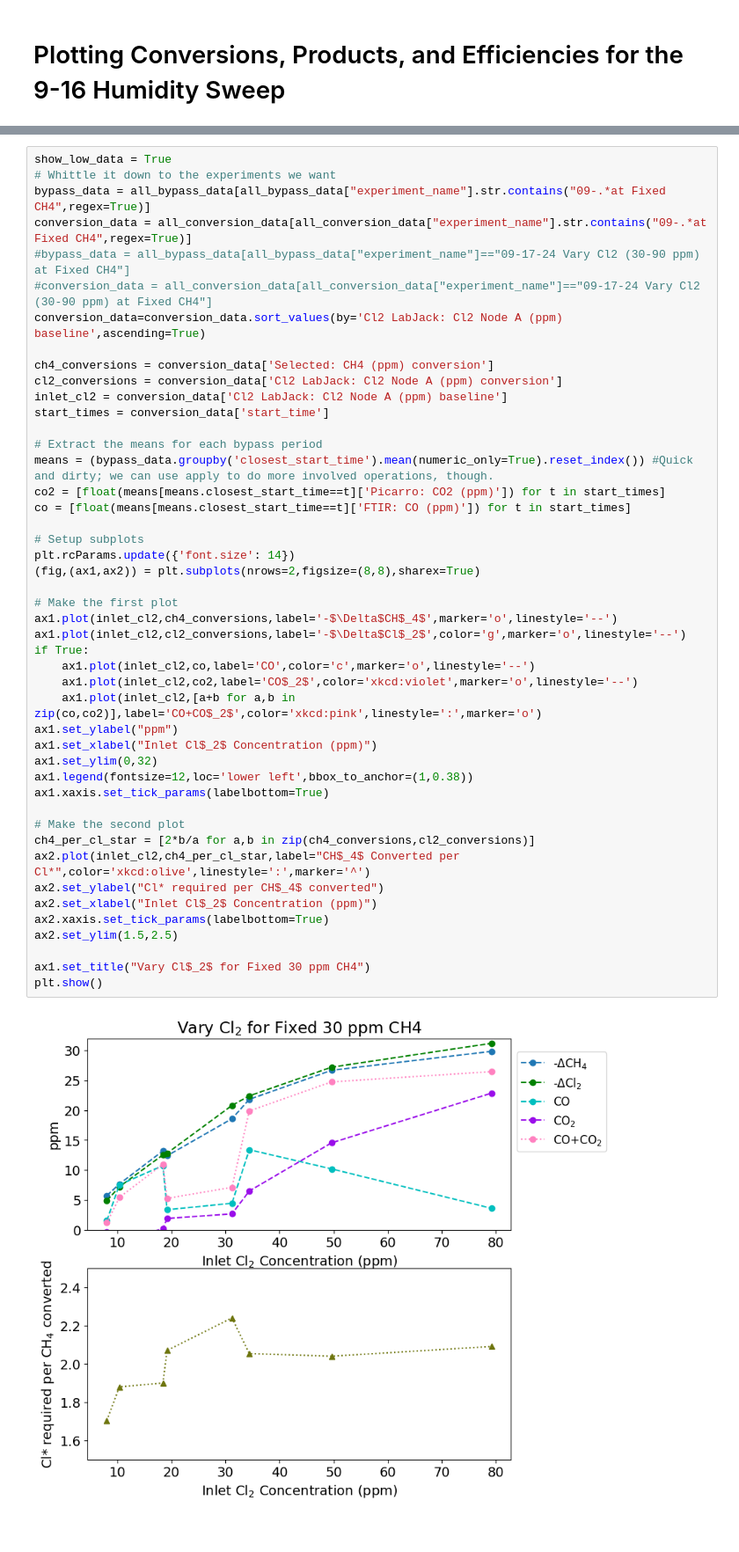
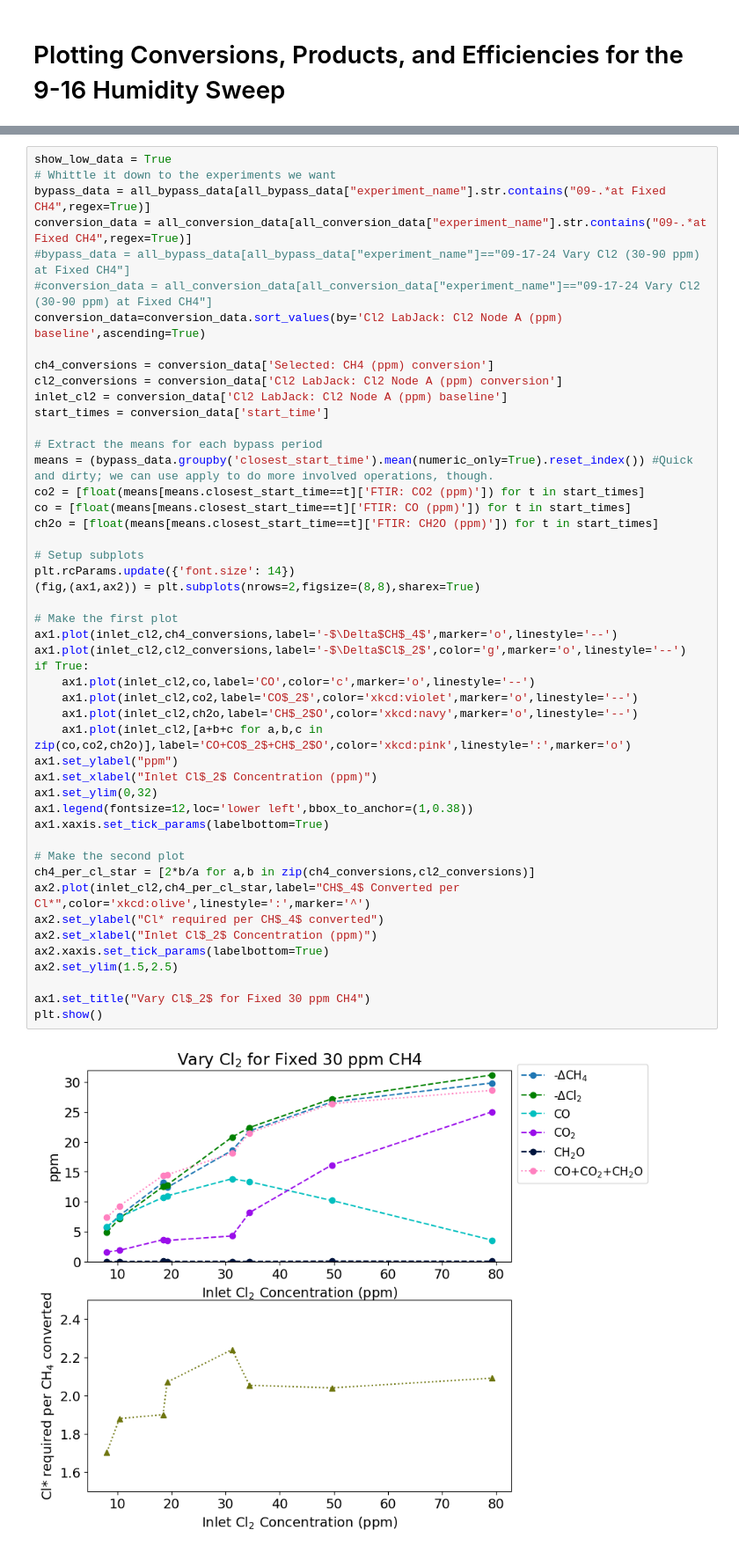
Before and after one commit to richardsrandall/Fall-2024-Cl2, a Jupyter notebook: 09-16 Initial Cl2 Campaign/09-24_plot_cl2_data.ipynb, the cells around one changed output, grey strips where cells are left out. Shown at 88% size. Saved outputs shown, nothing was run; the diff lists cells and outputs as text.

```diff
--- a/09-16 Initial Cl2 Campaign/09-24_plot_cl2_data.ipynb
+++ b/09-16 Initial Cl2 Campaign/09-24_plot_cl2_data.ipynb
@@ -72,38 +74,40 @@ start_times = conversion_data['start_time']
 
 # Extract the means for each bypass period
 means = (bypass_data.groupby('closest_start_time').mean(numeric_only=True).reset_index()) #Quick and dirty; we can use apply to do more involved operations, though.
-co2 = [float(means[means.closest_start_time==t]['Picarro: CO2 (ppm)']) for t in start_times]
+co2 = [float(means[means.closest_start_time==t]['FTIR: CO2 (ppm)']) for t in start_times]
 co = [float(means[means.closest_start_time==t]['FTIR: CO (ppm)']) for t in start_times]
+ch2o = [float(means[means.closest_start_time==t]['FTIR: CH2O (ppm)']) for t in start_times]
 
 # Setup subplots
 plt.rcParams.update({'font.size': 14})
 (fig,(ax1,ax2)) = plt.subplots(nrows=2,figsize=(8,8),sharex=True)
 
 # Make the first plot
 ax1.plot(inlet_cl2,ch4_conversions,label='-$\Delta$CH$_4$',marker='o',linestyle='--')
 ax1.plot(inlet_cl2,cl2_conversions,label='-$\Delta$Cl$_2$',color='g',marker='o',linestyle='--')
 if True:
     ax1.plot(inlet_cl2,co,label='CO',color='c',marker='o',linestyle='--')
     ax1.plot(inlet_cl2,co2,label='CO$_2$',color='xkcd:violet',marker='o',linestyle='--')
-    ax1.plot(inlet_cl2,[a+b for a,b in zip(co,co2)],label='CO+CO$_2$',color='xkcd:pink',linestyle=':',marker='o')
+    ax1.plot(inlet_cl2,ch2o,label='CH$_2$O',color='xkcd:navy',marker='o',linestyle='--')
+    ax1.plot(inlet_cl2,[a+b+c for a,b,c in zip(co,co2,ch2o)],label='CO+CO$_2$+CH$_2$O',color='xkcd:pink',linestyle=':',marker='o')
 ax1.set_ylabel("ppm")
 ax1.set_xlabel("Inlet Cl$_2$ Concentration (ppm)")
 ax1.set_ylim(0,32)
 ax1.legend(fontsize=12,loc='lower left',bbox_to_anchor=(1,0.38))
 ax1.xaxis.set_tick_params(labelbottom=True)
 
 # Make the second plot
 ch4_per_cl_star = [2*b/a for a,b in zip(ch4_conversions,cl2_conversions)]
 ax2.plot(inlet_cl2,ch4_per_cl_star,label="CH$_4$ Converted per Cl*",color='xkcd:olive',linestyle=':',marker='^')
 ax2.set_ylabel("Cl* required per CH$_4$ converted")
 ax2.set_xlabel("Inlet Cl$_2$ Concentration (ppm)")
 ax2.xaxis.set_tick_params(labelbottom=True)
 ax2.set_ylim(1.5,2.5)
 
 ax1.set_title("Vary Cl$_2$ for Fixed 30 ppm CH4")
 plt.show()
 # %% [output]
-[figure, old version]
+[figure, new version]
 # %%
 # Whittle it down to the experiments we want
 bypass_data = all_bypass_data[all_bypass_data["experiment_name"]=="09-17-24 Vary CH4 (10-180 ppm) at Fixed Cl2"]
```
Also changed, not shown: parts of 3 cells of this notebook, 5 other files.
